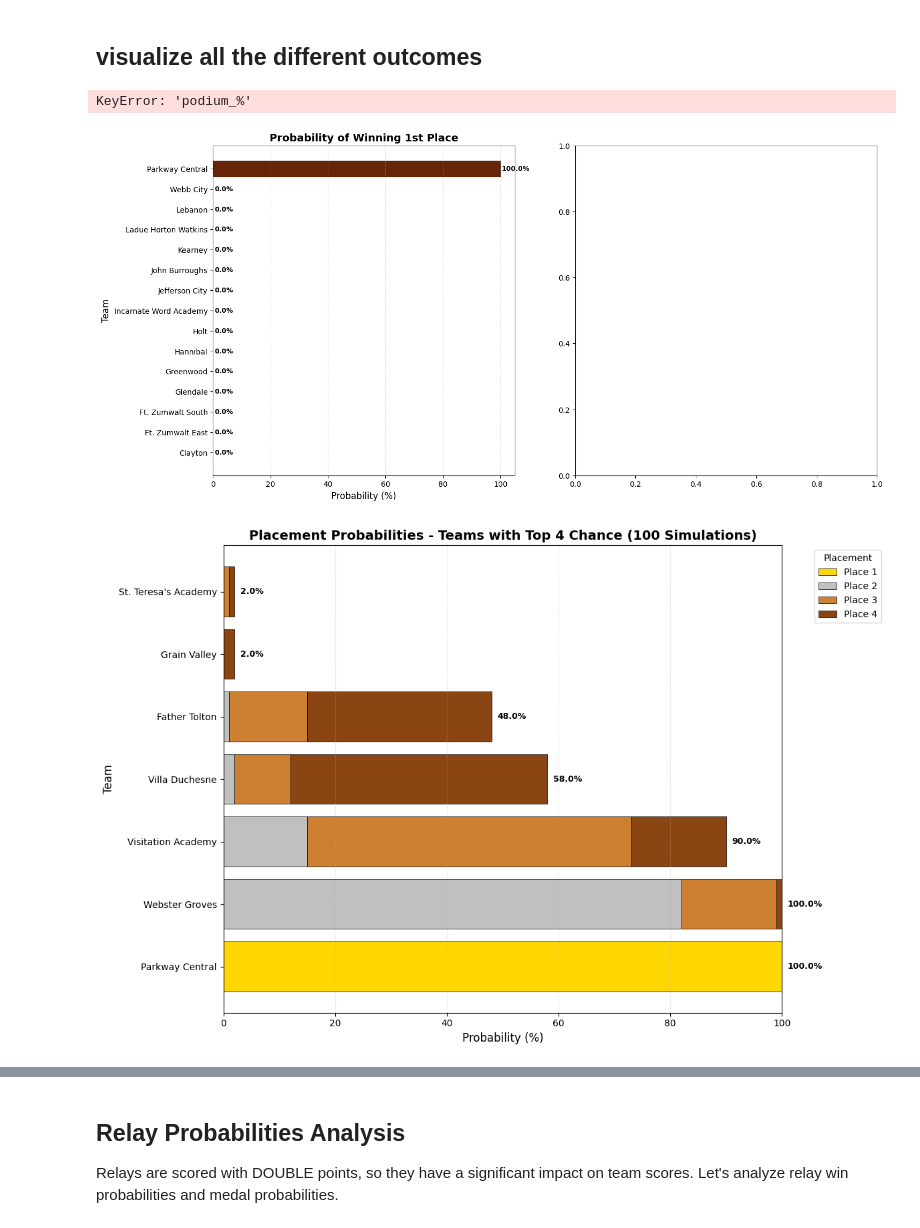
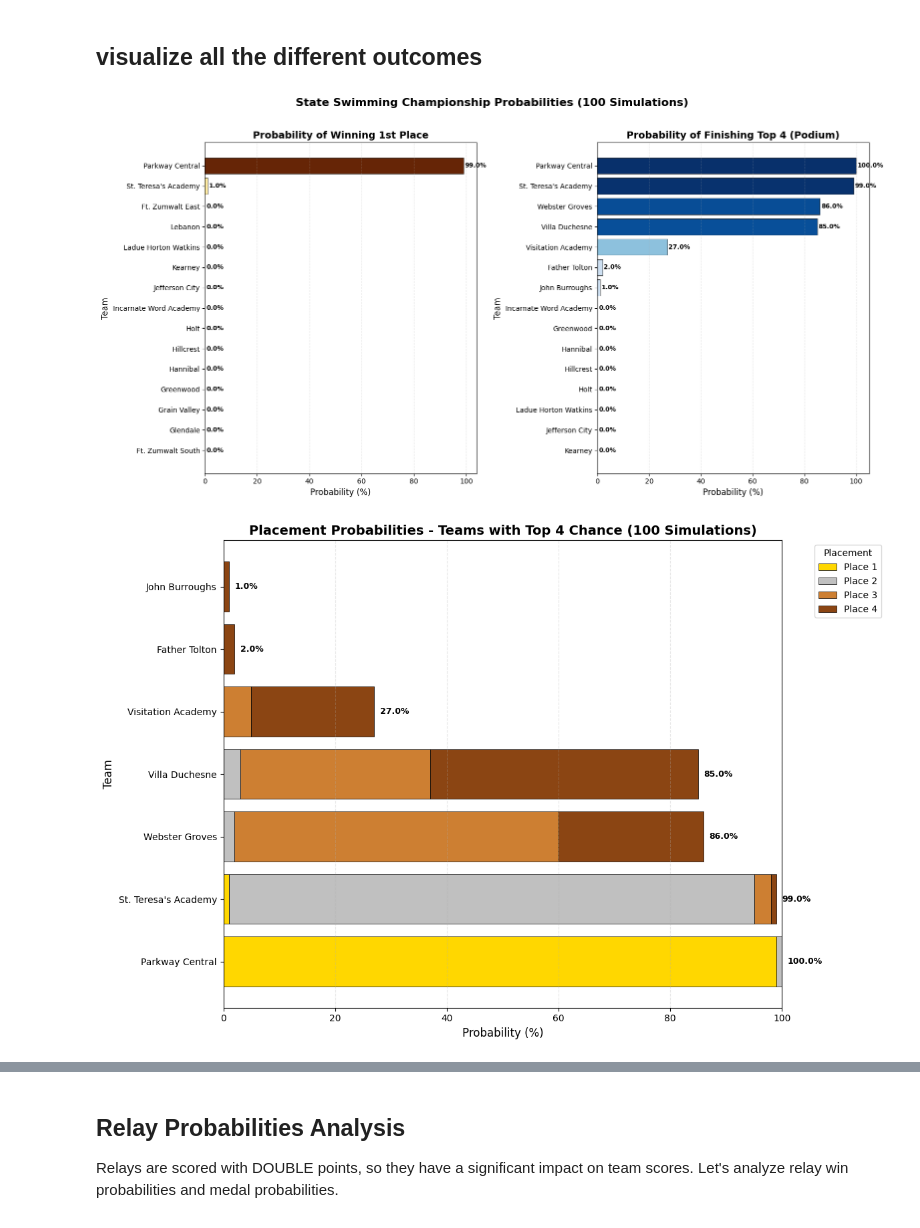
Before and after one commit to serenahuang225/swim-meet-simulator, a Jupyter notebook: swim_meet_simulator_notebook.ipynb, the cells around one changed output, grey strips where cells are left out. Saved outputs shown, nothing was run; the diff lists cells and outputs as text; code cells hidden in the pictures.

```diff
--- a/swim_meet_simulator_notebook.ipynb
+++ b/swim_meet_simulator_notebook.ipynb
@@ -732,39 +732,38 @@ for i, (bar, prob) in enumerate(zip(bars1, first_place_sorted['place_1%'])):
     ax1.text(width + 0.5, bar.get_y() + bar.get_height()/2,
              f'{prob:.1f}%', va='center', fontsize=9, fontweight='bold')
 
 # 2. Top 4 (Podium) Probabilities (Horizontal Bar Chart)
 ax2 = axes[1]
-podium_sorted = prob_df.sort_values('podium_%', ascending=True).tail(15)  # Top 15 teams
+podium_sorted = prob_df.sort_values('podium%', ascending=True).tail(15)  # Top 15 teams
 
 # Create gradient colors based on probability (blues for podium)
-colors_podium = plt.cm.Blues((podium_sorted['podium_%'] / podium_sorted['podium_%'].max()) * 0.8 + 0.2)
+colors_podium = plt.cm.Blues((podium_sorted['podium%'] / podium_sorted['podium%'].max()) * 0.8 + 0.2)
 
 bars2 = ax2.barh(range(len(podium_sorted)),
-                 podium_sorted['podium_%'],
+                 podium_sorted['podium%'],
                  color=colors_podium,
                  edgecolor='black',
                  linewidth=0.5)
 
 ax2.set_yticks(range(len(podium_sorted)))
 ax2.set_yticklabels(podium_sorted['team'])
 ax2.set_title("Probability of Finishing Top 4 (Podium)", fontsize=14, fontweight='bold')
 ax2.set_xlabel("Probability (%)", fontsize=12)
 ax2.set_ylabel("Team", fontsize=12)
 ax2.grid(axis='x', alpha=0.3, linestyle='--')
 
 # Add value labels on bars
-for i, (bar, prob) in enumerate(zip(bars2, podium_sorted['podium_%'])):
+for i, (bar, prob) in enumerate(zip(bars2, podium_sorted['podium%'])):
     width = bar.get_width()
     ax2.text(width + 0.5, bar.get_y() + bar.get_height()/2,
              f'{prob:.1f}%', va='center', fontsize=9, fontweight='bold')
 
 plt.suptitle(f"State Swimming Championship Probabilities ({total_simulations} Simulations)",
              fontsize=16, fontweight='bold', y=1.02)
 plt.tight_layout()
 plt.show()
 # %% [output]
-KeyError: 'podium_%'
-[figure, old version]
+[figure, new version]
 # %%
 # Filter teams that have ANY chance of making top 4 (1st, 2nd, 3rd, or 4th)
 teams_with_top4_chance = prob_df[
@@ -813,7 +812,7 @@ for i, (team, total_prob) in enumerate(zip(top_teams['team'], top_teams['podium%
 plt.tight_layout()
 plt.show()
 # %% [output]
-[figure, old version]
+[figure, new version]
 # %%
 plt.figure(figsize=(12, 7))
 
```
Also changed, not shown: parts of 20 cells of this notebook, 6 other files.
